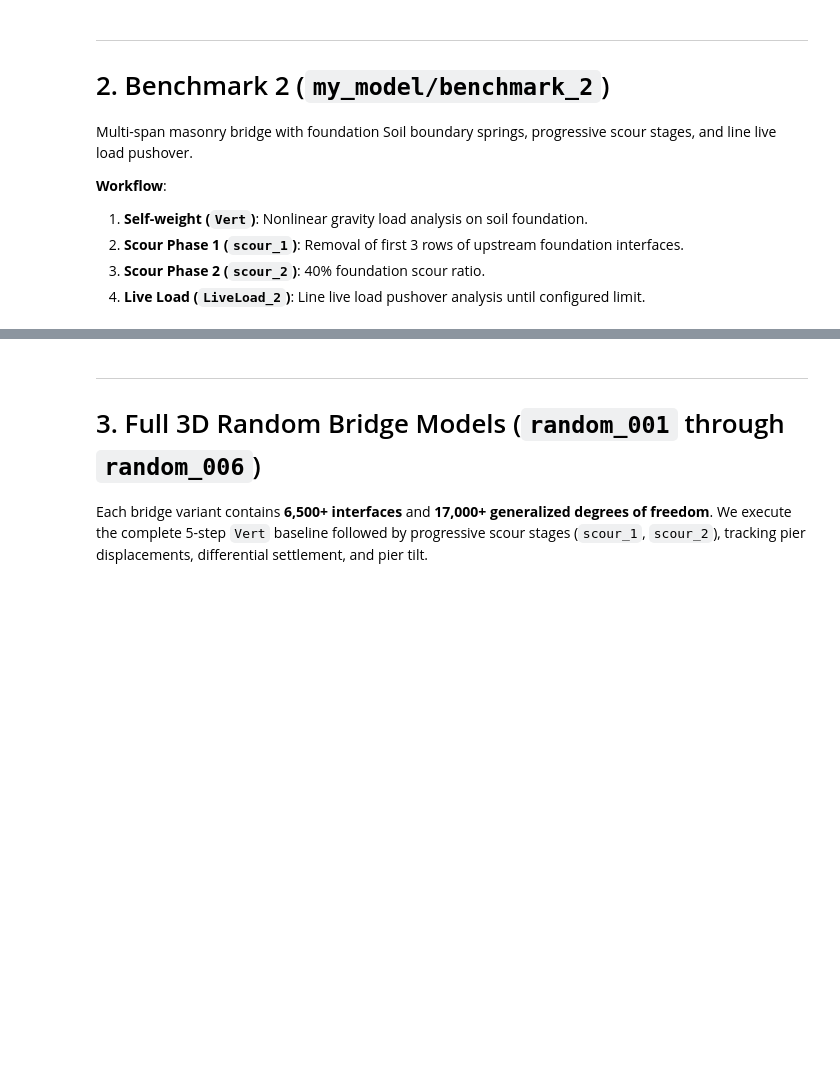
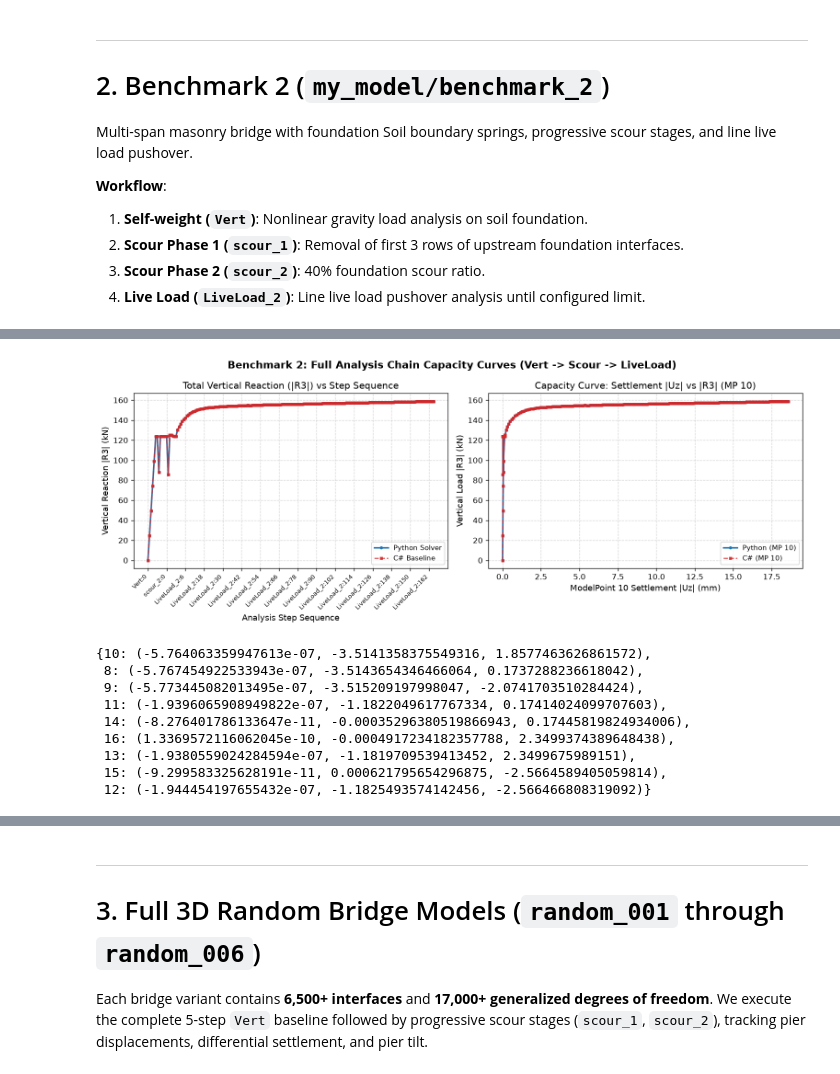
Before and after one commit to mbonatte/histra-python, a Jupyter notebook: run_model.ipynb, the cells around one changed output, grey strips where cells are left out. Cells and saved outputs as stored; diff of their text form; code cells hidden in the pictures; blank space fills up the shorter version.

```diff
--- a/run_model.ipynb
+++ b/run_model.ipynb
@@ -567,3 +700,22 @@ print(f"Benchmark 2 complete. {len(b2_aligned['steps'])} total steps across all
+# %%
+plot_displacement_vs_load(
+    build_aligned_step_history(b2_model, b2_executions, b2_results, preferred_mp_key=10),
+    title="Benchmark 2: Full Analysis Chain Capacity Curves (Vert -> Scour -> LiveLoad)",
+    direction="Uz"
+)
+
+build_aligned_step_history(b2_model, b2_executions, b2_results, preferred_mp_key=10)['steps'][-1]['py_mps']
+# %% [output]
+[figure, added]
+{10: (-5.764063359947613e-07, -3.5141358375549316, 1.8577463626861572),
+ 8: (-5.767454922533943e-07, -3.5143654346466064, 0.1737288236618042),
+ 9: (-5.773445082013495e-07, -3.515209197998047, -2.0741703510284424),
+ 11: (-1.9396065908949822e-07, -1.1822049617767334, 0.17414024099707603),
+ 14: (-8.276401786133647e-11, -0.00035296380519866943, 0.17445819824934006),
+ 16: (1.3369572116062045e-10, -0.0004917234182357788, 2.3499374389648438),
+ 13: (-1.9380559024284594e-07, -1.1819709539413452, 2.3499675989151),
+ 15: (-9.299583325628191e-11, 0.000621795654296875, -2.5664589405059814),
+ 12: (-1.944454197655432e-07, -1.1825493574142456, -2.566466808319092)}
 # %%
 # Plot 1: Benchmark 2 Capacity Curve & Vertical Load vs Displacement
 plot_displacement_vs_load(
```
Also changed, not shown: parts of 18 cells of this notebook, 11 other files.
